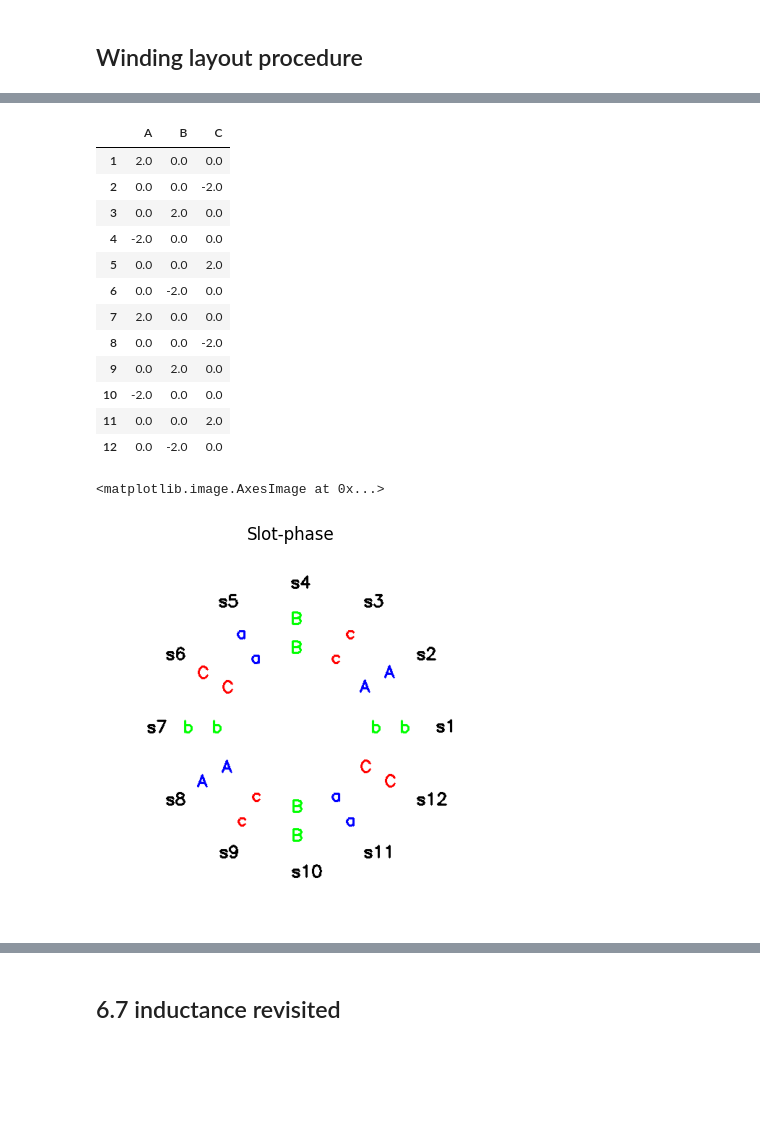
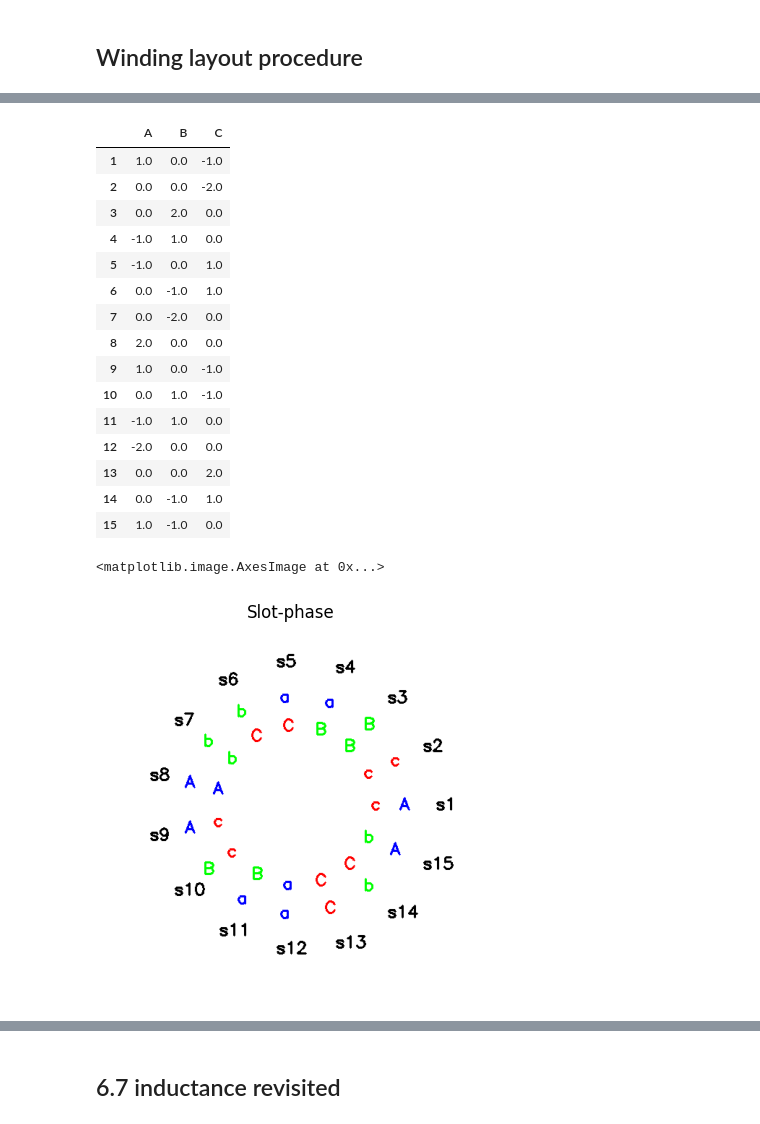
Before and after one commit to 109810022/Motor-Design-NTU, a Jupyter notebook: factor_design.ipynb, the cells around one changed output, grey strips where cells are left out. Drawn from its saved outputs; the diff is of its cells as text; code cells hidden in the pictures; blank space fills up the shorter version.

```diff
--- a/factor_design.ipynb
+++ b/factor_design.ipynb
@@ -6,7 +6,7 @@ def swap(a,b):
 # %%
 import numpy as np
 import pandas as pd
-slot = 12
+slot = 15
 pole = 4
 phase = 3
 coil_pitch = max(int(slot/pole),1)
@@ -25,6 +25,7 @@ for i in angle:
     if i>180:
         i = i-360
     angle180 = np.append(angle180,i)
+print(angle180)
 # turn angle to -90~90
 angle90 = np.array([])
 for i in range(len(angle180)):
@@ -47,25 +48,21 @@ for i in range(len(angle90)):
     if -30<=angle90[i]<30:
         phaseA = np.append(phaseA,i)
     ## phase B
-    elif angle90[i]<=-60 :
+    elif -90<=angle90[i]<-30:
         phaseB = np.append(phaseB,i)
         angle90[i] = angle90[i]+180
         slot_in[i],slot_out[i] = swap(slot_in[i],slot_out[i])
-    elif 60<angle90[i]<=120:
+    elif angle90[i]==90:
         phaseB = np.append(phaseB,i)
     ## phase C
-    elif 30<=angle90[i]<=60:
-        phaseC = np.append(phaseC,i)
-        angle90[i] = angle90[i]+180
-        slot_in[i],slot_out[i] = swap(slot_in[i],slot_out[i])
-    else:
+    elif 90>angle90[i]>=30:
         phaseC = np.append(phaseC,i)
         angle90[i] = angle90[i]+180
         slot_in[i],slot_out[i] = swap(slot_in[i],slot_out[i])
 
-#print('phaseA:',phaseA)
-#print('phaseB:',phaseB)
-#print('phaseC:',phaseC)
-#print('angle',angle90)
+print('phaseA:',phaseA)
+print('phaseB:',phaseB)
+print('phaseC:',phaseC)
+print('angle',angle90)
 # %% [output]
 coil_pitch: 3
@@ -134,18 +142,21 @@ for i in range(slot):
 IO_table
 # %% [output]
 |  | A | B | C |
-| 1 | 2.0 | 0.0 | 0.0 |
+| 1 | 1.0 | 0.0 | -1.0 |
 | 2 | 0.0 | 0.0 | -2.0 |
 | 3 | 0.0 | 2.0 | 0.0 |
-| 4 | -2.0 | 0.0 | 0.0 |
-| 5 | 0.0 | 0.0 | 2.0 |
-| 6 | 0.0 | -2.0 | 0.0 |
-| 7 | 2.0 | 0.0 | 0.0 |
-| 8 | 0.0 | 0.0 | -2.0 |
-| 9 | 0.0 | 2.0 | 0.0 |
-| 10 | -2.0 | 0.0 | 0.0 |
-| 11 | 0.0 | 0.0 | 2.0 |
-| 12 | 0.0 | -2.0 | 0.0 |
+| 4 | -1.0 | 1.0 | 0.0 |
+| 5 | -1.0 | 0.0 | 1.0 |
+| 6 | 0.0 | -1.0 | 1.0 |
+| 7 | 0.0 | -2.0 | 0.0 |
+| 8 | 2.0 | 0.0 | 0.0 |
+| 9 | 1.0 | 0.0 | -1.0 |
+| 10 | 0.0 | 1.0 | -1.0 |
+| 11 | -1.0 | 1.0 | 0.0 |
+| 12 | -2.0 | 0.0 | 0.0 |
+| 13 | 0.0 | 0.0 | 2.0 |
+| 14 | 0.0 | -1.0 | 1.0 |
+| 15 | 1.0 | -1.0 | 0.0 |
 # %%
 ## to be visualized
 import matplotlib.pyplot as plt
@@ -157,41 +168,47 @@ color = {'A':(0,0,255),'B':(0,255,0),'C':(255,0,0)}
 def polar_draw(r,theta,text,center,c):
     x = int(r*np.cos(theta)+center[0])
     y = int(r*np.sin(theta)+center[1])
     #cv2.line(img,center,(x,y),(255,0,0),2)
     cv2.putText(img,text,(x,y),cv2.FONT_HERSHEY_SIMPLEX,0.75,c,2)
     return x,y
 ## draw the slot
 angle = 360/slot
 for i in range(slot):
     r = 200
     theta = (360 - angle*i)*np.pi/180#-angle//2*np.pi/180
     x,y = polar_draw(r,theta,"s"+str(i+1),center,(0,0,0))
 ## draw the phase
 r = 150
 p = ['A','B','C']
 for i in range(1,len(df)+1):
     shift = 0
+    c = 0
     for j in p:
         if IO_table.loc[i,j] == 1:
-            theta = (360 - angle*i)*np.pi/180
-            x,y = polar_draw(r,theta,str(j),center,color[j])
-        if IO_table.loc[i,j] == -1:
-            theta = (360 - angle*i)*np.pi/180
-            x,y = polar_draw(r-40,theta,str(j.lower()),center,color[j])
+            theta = (360 - angle*(i-1))*np.pi/180
+            x,y = polar_draw(r-40*c,theta,str(j),center,color[j])
+            c+=1
         if IO_table.loc[i,j] == 2:
-            theta = (360 - angle*i)*np.pi/180
+            theta = (360 - angle*(i-1))*np.pi/180
             x,y = polar_draw(r,theta,str(j),center,color[j])
             x,y = polar_draw(r-40,theta,str(j),center,color[j])
+
+        if IO_table.loc[i,j] == -1:
+            theta = (360 - angle*(i-1))*np.pi/180
+            x,y = polar_draw(r-40*c,theta,str(j.lower()),center,color[j])
+            c+=1
         if IO_table.loc[i,j] == -2:
-            theta = (360 - angle*i)*np.pi/180
+            theta = (360 - angle*(i-1))*np.pi/180
             x,y = polar_draw(r,theta,str(j.lower()),center,color[j])
             x,y = polar_draw(r-40,theta,str(j.lower()),center,color[j])
+
+
 plt.title('Slot-phase')
 plt.axis('off')
 plt.imshow(img)
 # %% [output]
 <matplotlib.image.AxesImage at 0x...>
-[figure, old version]
+[figure, new version]
 # %%
 def coil_phase(nuten, pole):
     if nuten % 3 != 0 or nuten < 3:
```
Also changed, not shown: parts of 12 cells of this notebook.
